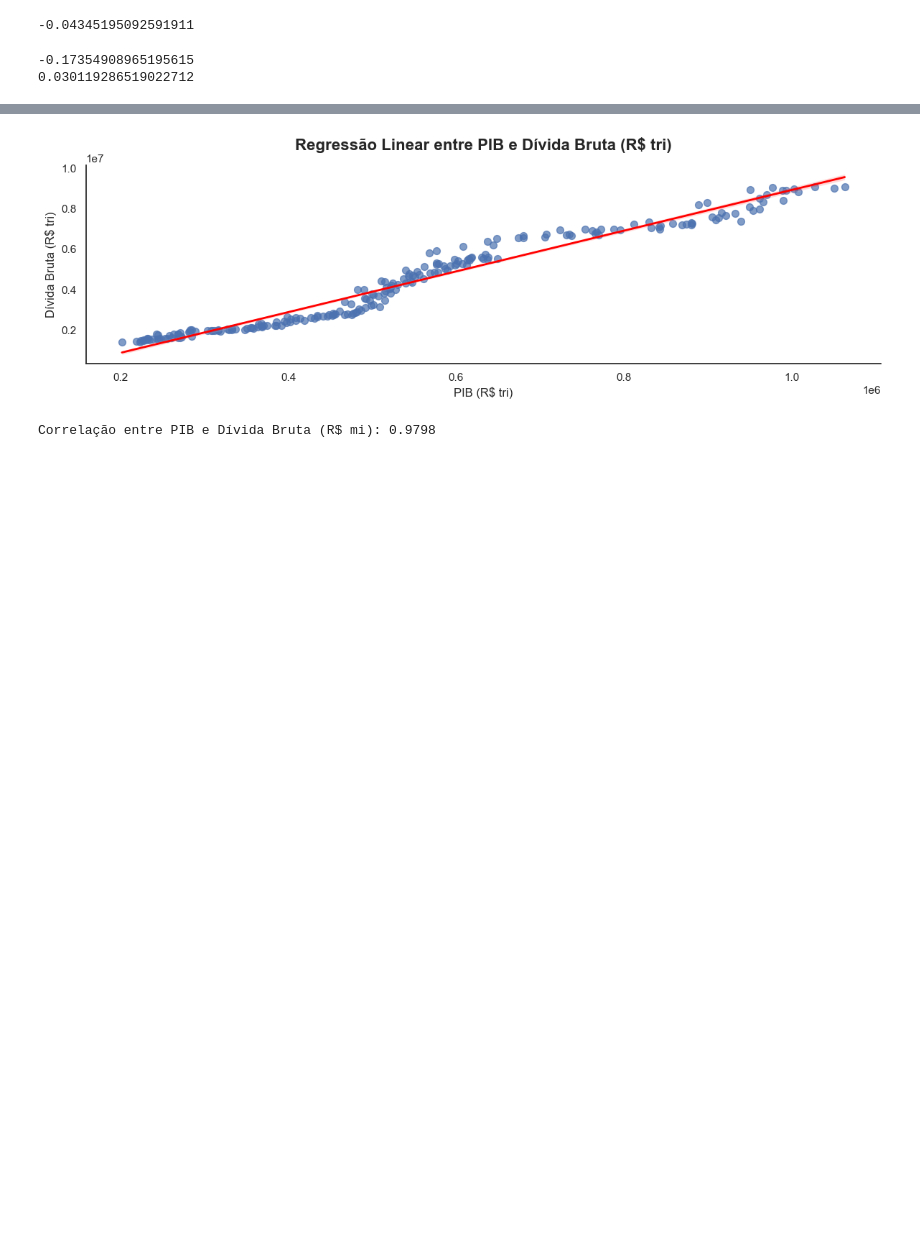
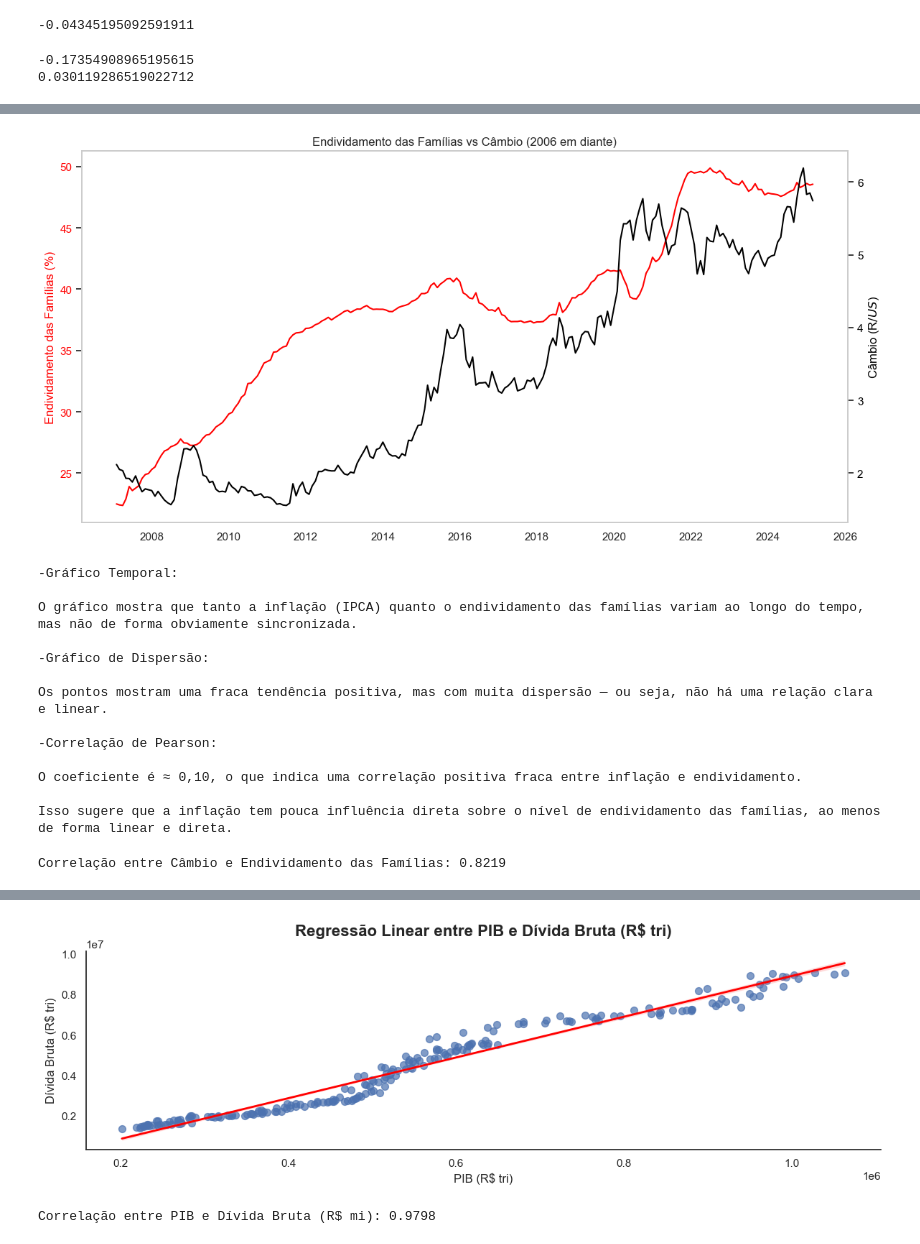
Before and after one commit to rodrigogrinfeld1/Projeto-DEV---Grupo-1, a Jupyter notebook: Código.ipynb, the cells around one changed output, grey strips where cells are left out. Drawn from its saved outputs; the diff is of its cells as text; code cells hidden in the pictures; blank space fills up the shorter version.

```diff
--- a/Código.ipynb
+++ b/Código.ipynb
@@ -268,0 +269,75 @@ Passing `palette` without assigning `hue` is deprecated and will be removed in v
+# %%
+import pandas as pd
+import matplotlib.pyplot as plt
+
+# Corrigir tipos
+dados["Cambio (R$/US$)"] = dados["3695 - Taxa de câmbio - Livre - Dólar americano (compra) - Fim de período - mensal - u.m.c./US$"]\
+    .astype(str).str.replace(",", ".").astype(float)
+
+dados["Endividamento Famílias (%)"] = dados["29037 - Endividamento das famílias com o Sistema Financeiro Nacional em relação à renda acumulada dos últimos doze meses (RNDBF) - %,"]\
+    .astype(str).str.replace(",", ".").astype(float)
+
+# Converter a data
+dados["Data"] = pd.to_datetime(dados["Data"], format="%m/%Y")
+
+# Criar gráfico com dois eixos
+fig, ax1 = plt.subplots(figsize=(12, 6))
+
+# Linha vermelha - Endividamento
+ax1.plot(dados["Data"], dados["Endividamento Famílias (%)"], color='red', label='Endividamento das Famílias (%)')
+ax1.set_ylabel("Endividamento das Famílias (%)", color='red')
+ax1.tick_params(axis='y', labelcolor='red')
+
+# Linha preta - Câmbio
+ax2 = ax1.twinx()
+ax2.plot(dados["Data"], dados["Cambio (R$/US$)"], color='black', label='Câmbio (R$/US$)')
+ax2.set_ylabel("Câmbio (R$/US$)", color='black')
+ax2.tick_params(axis='y', labelcolor='black')
+
+# Estilo final
+plt.title("Endividamento das Famílias vs Câmbio (2006 em diante)")
+ax1.grid(False)  # Remove grade eixo 1
+ax2.grid(False)  # Remove grade eixo 2
+fig.tight_layout()
+plt.show()
+
+
+print("""
+-Gráfico Temporal:
+
+O gráfico mostra que tanto a inflação (IPCA) quanto o endividamento das famílias variam ao longo do tempo, mas não de forma obviamente sincronizada.
+
+-Gráfico de Dispersão:
+
+Os pontos mostram uma fraca tendência positiva, mas com muita dispersão — ou seja, não há uma relação clara e linear.
+
+-Correlação de Pearson:
+
+O coeficiente é ≈ 0,10, o que indica uma correlação positiva fraca entre inflação e endividamento.
+
+Isso sugere que a inflação tem pouca influência direta sobre o nível de endividamento das famílias, ao menos de forma linear e direta.
+""")
+# %% [output]
+[figure, added]
+-Gráfico Temporal:
+
+O gráfico mostra que tanto a inflação (IPCA) quanto o endividamento das famílias variam ao longo do tempo, mas não de forma obviamente sincronizada.
+
+-Gráfico de Dispersão:
+
+Os pontos mostram uma fraca tendência positiva, mas com muita dispersão — ou seja, não há uma relação clara e linear.
+
+-Correlação de Pearson:
+
+O coeficiente é ≈ 0,10, o que indica uma correlação positiva fraca entre inflação e endividamento.
+
+Isso sugere que a inflação tem pouca influência direta sobre o nível de endividamento das famílias, ao menos de forma linear e direta.
+# %%
+# Calcular a correlação entre Câmbio e Endividamento das Famílias
+df_corr = dados.dropna(subset=["Cambio (R$/US$)", "Endividamento Famílias (%)"])
+correlacao = df_corr["Cambio (R$/US$)"].corr(df_corr["Endividamento Famílias (%)"])
+
+# Imprimir resultado
+print(f"Correlação entre Câmbio e Endividamento das Famílias: {correlacao:.4f}")
+# %% [output]
+Correlação entre Câmbio e Endividamento das Famílias: 0.8219
```
Also changed, not shown: parts of 10 cells of this notebook.
